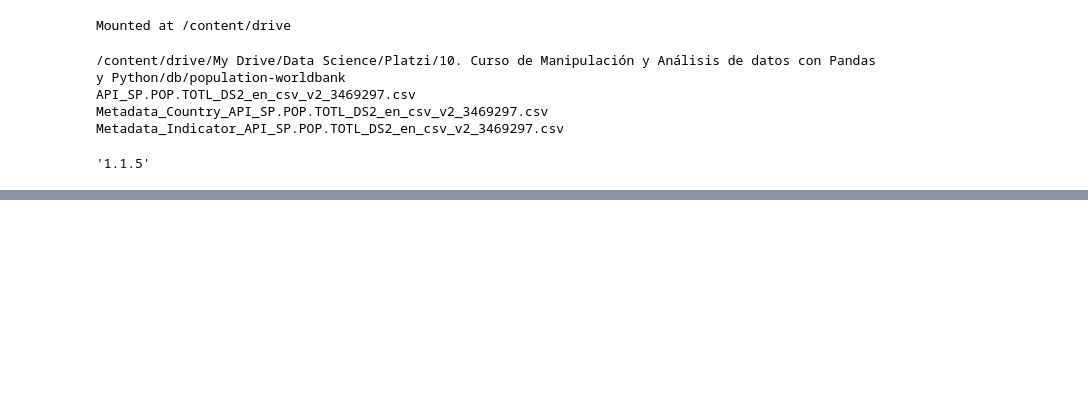
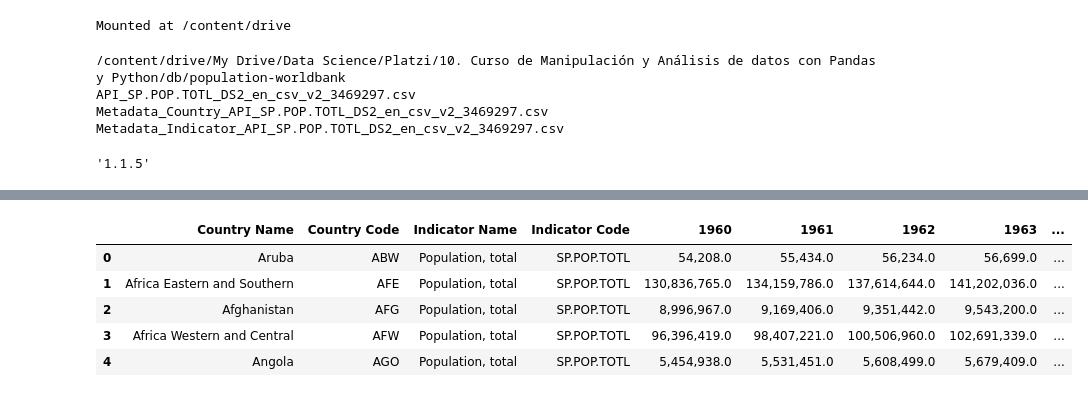
Before and after one commit to FernandoCallasaca/data_science_projects, a Jupyter notebook: 7_multi_index.ipynb, the cells around one changed output, grey strips where cells are left out. Drawn from its saved outputs; the diff is of its cells as text; code cells hidden in the pictures; blank space fills up the shorter version.

```diff
--- a/7_multi_index.ipynb
+++ b/7_multi_index.ipynb
@@ -20,7 +20,7 @@ pd.__version__
 # %% [output]
 '1.1.5'
 # %%
-pd.options.display.float_format = '{:,.2f}'.format
+pd.options.display.float_format = '{:,.1f}'.format
 # %%
 def path_file(name):
   return '/content/drive/My Drive/Data Science/Platzi/10. Curso de Manipulación y Análisis de datos con Pandas y Python/db/population-worldbank/{0}'.format(name)
@@ -43,0 +45,12 @@ df_pob.head()
+# %%
+# vamos a hacer una copia a profundidad de nuestro dataframe original o otro
+# para que ahí nomalicemos los datos como en el ejemplo
+df = df_pob.copy(deep = True)
+df.head()
+# %% [output]
+|  | Country Name | Country Code | Indicator Name | Indicator Code | 1960 | 1961 | 1962 | 1963 | ... |
+| 0 | Aruba | ABW | Population, total | SP.POP.TOTL | 54,208.0 | 55,434.0 | 56,234.0 | 56,699.0 | ... |
+| 1 | Africa Eastern and Southern | AFE | Population, total | SP.POP.TOTL | 130,836,765.0 | 134,159,786.0 | 137,614,644.0 | 141,202,036.0 | ... |
+| 2 | Afghanistan | AFG | Population, total | SP.POP.TOTL | 8,996,967.0 | 9,169,406.0 | 9,351,442.0 | 9,543,200.0 | ... |
+| 3 | Africa Western and Central | AFW | Population, total | SP.POP.TOTL | 96,396,419.0 | 98,407,221.0 | 100,506,960.0 | 102,691,339.0 | ... |
+| 4 | Angola | AGO | Population, total | SP.POP.TOTL | 5,454,938.0 | 5,531,451.0 | 5,608,499.0 | 5,679,409.0 | ... |
```
Also changed, not shown: parts of 25 cells of this notebook.
